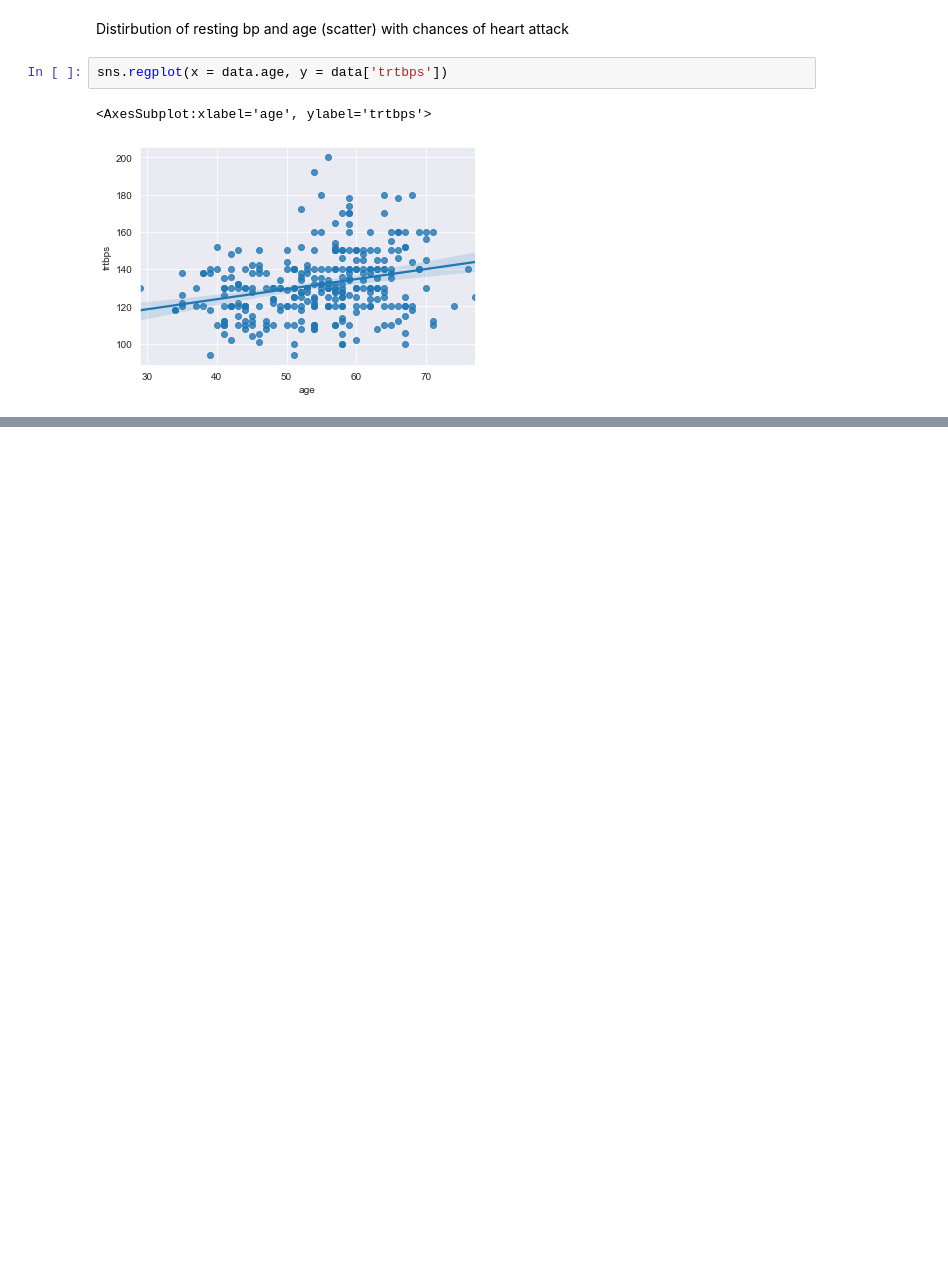
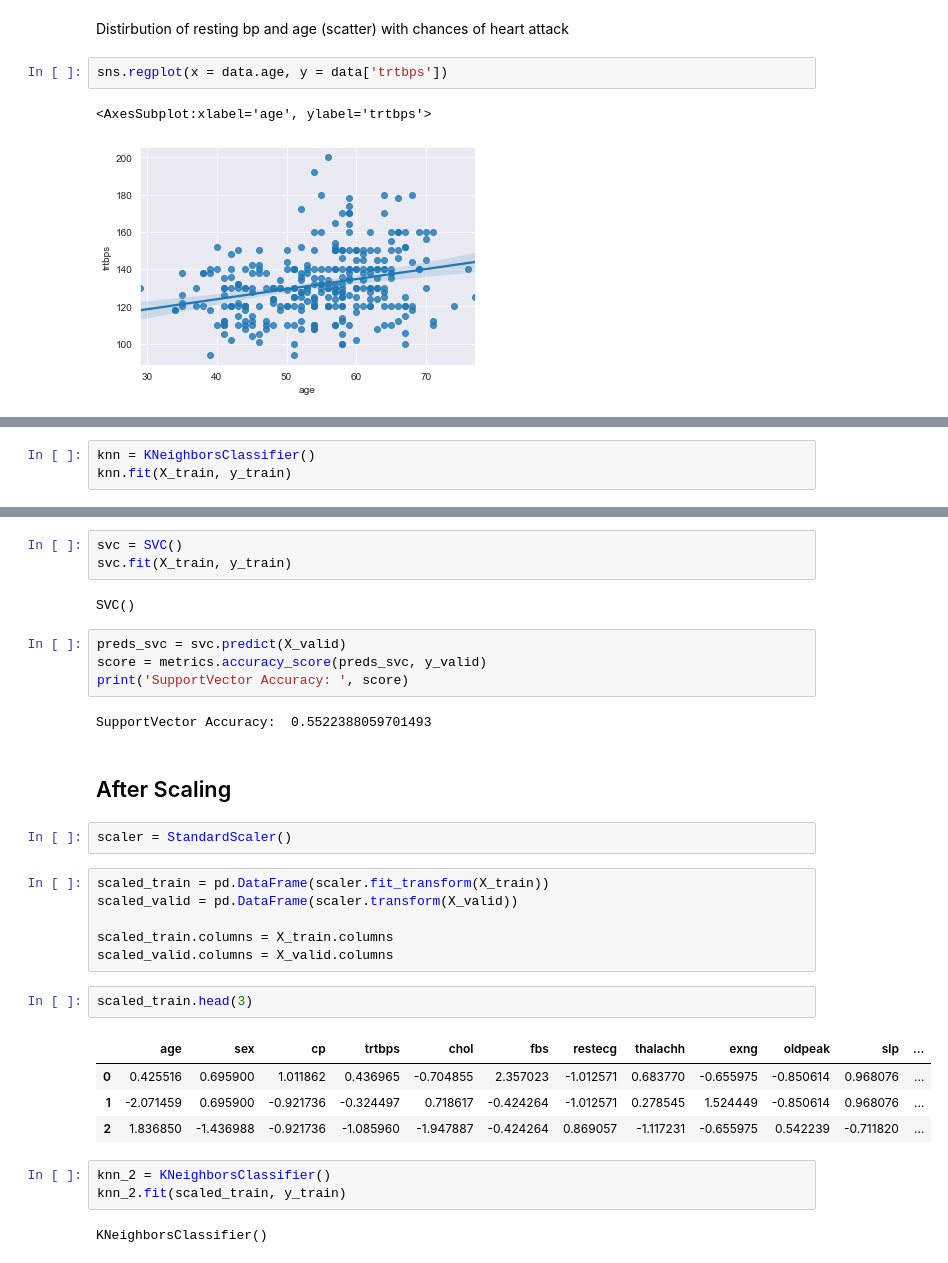
Before and after one commit to georgek2/Tensorflow_Keras, a Jupyter notebook: Heart/heart_attack.ipynb, the cells around one changed output, grey strips where cells are left out. Saved outputs shown, nothing was run; the diff lists cells and outputs as text; blank space fills up the shorter version.

```diff
--- a/Heart/heart_attack.ipynb
+++ b/Heart/heart_attack.ipynb
@@ -197,0 +221,3 @@ ax = px.scatter(data, x = 'age', y = 'trtbps', )
+# %%
+knn = KNeighborsClassifier()
+knn.fit(X_train, y_train)
@@ -197,0 +234,33 @@ ax = px.scatter(data, x = 'age', y = 'trtbps', )
+# %%
+svc = SVC()
+svc.fit(X_train, y_train)
+# %% [output]
+SVC()
+# %%
+preds_svc = svc.predict(X_valid)
+score = metrics.accuracy_score(preds_svc, y_valid)
+print('SupportVector Accuracy: ', score)
+# %% [output]
+SupportVector Accuracy:  0.5522388059701493
+# %% [markdown]
+## After Scaling
+# %%
+scaler = StandardScaler()
+# %%
+scaled_train = pd.DataFrame(scaler.fit_transform(X_train))
+scaled_valid = pd.DataFrame(scaler.transform(X_valid))
+
+scaled_train.columns = X_train.columns
+scaled_valid.columns = X_valid.columns
+# %%
+scaled_train.head(3)
+# %% [output]
+|  | age | sex | cp | trtbps | chol | fbs | restecg | thalachh | exng | oldpeak | slp | ... |
+| 0 | 0.425516 | 0.695900 | 1.011862 | 0.436965 | -0.704855 | 2.357023 | -1.012571 | 0.683770 | -0.655975 | -0.850614 | 0.968076 | ... |
+| 1 | -2.071459 | 0.695900 | -0.921736 | -0.324497 | 0.718617 | -0.424264 | -1.012571 | 0.278545 | 1.524449 | -0.850614 | 0.968076 | ... |
+| 2 | 1.836850 | -1.436988 | -0.921736 | -1.085960 | -1.947887 | -0.424264 | 0.869057 | -1.117231 | -0.655975 | 0.542239 | -0.711820 | ... |
+# %%
+knn_2 = KNeighborsClassifier()
+knn_2.fit(scaled_train, y_train)
+# %% [output]
+KNeighborsClassifier()
```
Also changed, not shown: parts of 17 cells of this notebook, 2 other files.
